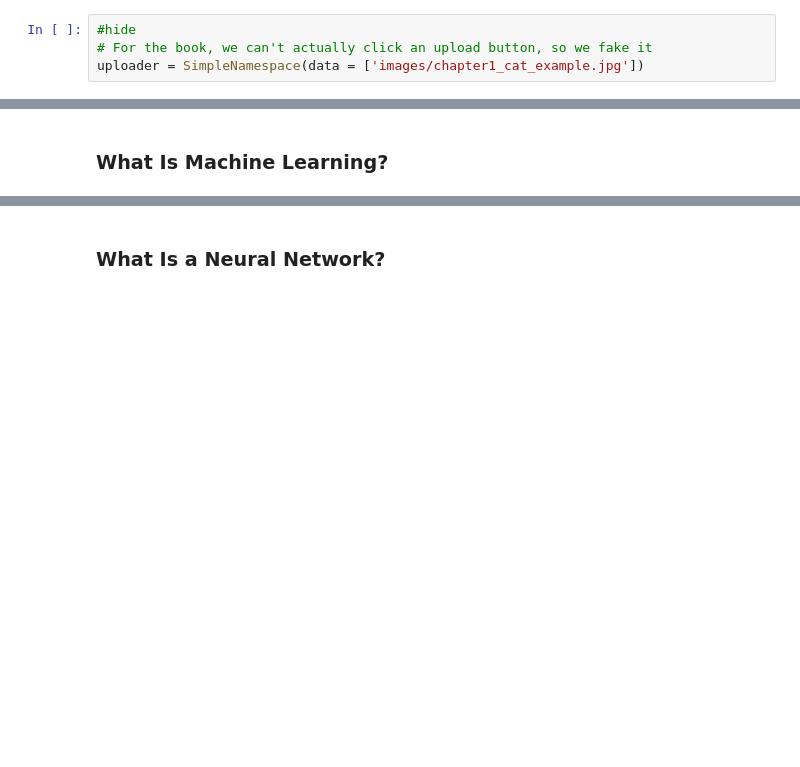
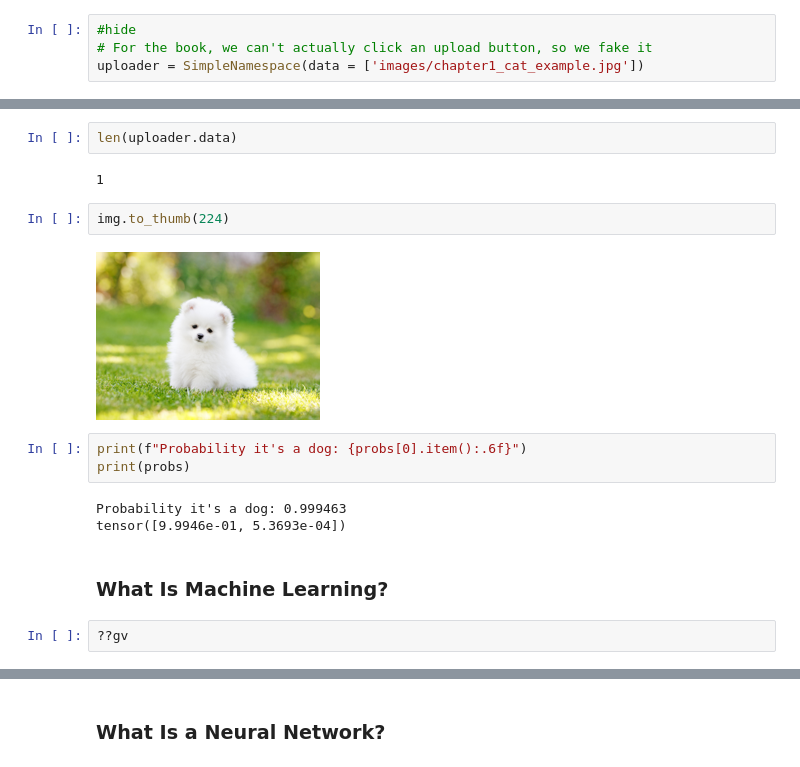
Before and after one commit to fhdbbk/fastai-1, a Jupyter notebook: 01_intro.ipynb, the cells around one changed output, grey strips where cells are left out. Cells and saved outputs as stored; diff of their text form; blank space fills up the shorter version.

```diff
--- a/01_intro.ipynb
+++ b/01_intro.ipynb
@@ -95,5 +112,21 @@ print(f"Probability it's a cat: {probs[1].item():.6f}")
+# %%
+len(uploader.data)
+# %% [output]
+1
+# %%
+img.to_thumb(224)
+# %% [output]
+[figure, added]
+# %%
+print(f"Probability it's a dog: {probs[0].item():.6f}")
+print(probs)
+# %% [output]
+Probability it's a dog: 0.999463
+tensor([9.9946e-01, 5.3693e-04])
 # %% [markdown]
 ### What Is Machine Learning?
+# %%
+??gv
 # %%
 gv('''program[shape=box3d width=1 height=0.7]
 inputs->program->results''')
```
Also changed, not shown: parts of 17 cells of this notebook.
